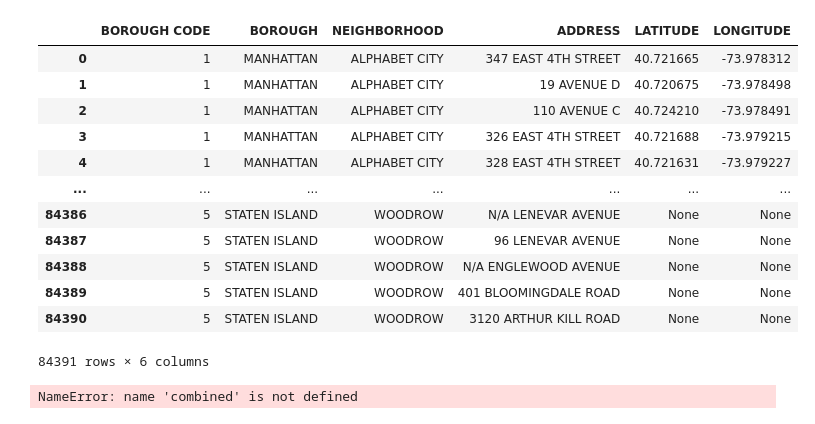
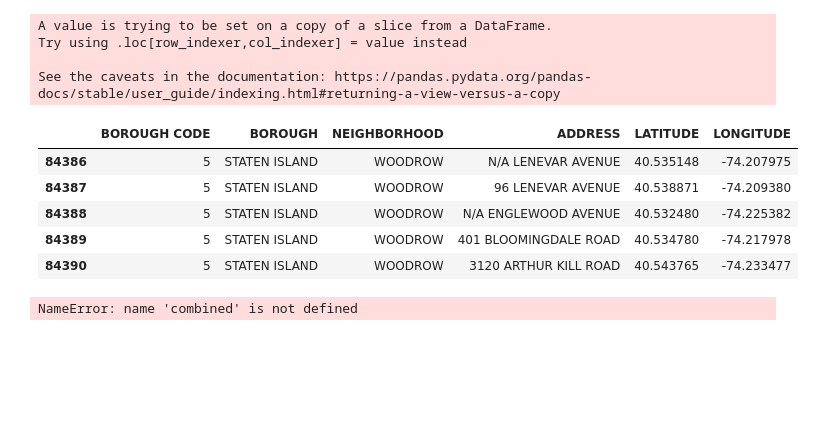
Before and after one commit to jackzellweger/real-estate-predictor, a Jupyter notebook: project/notebook.ipynb, the cells around one changed output. Drawn from its saved outputs; the diff is of its cells as text; code cells hidden in the pictures; blank space fills up the shorter version.

```diff
--- a/project/notebook.ipynb
+++ b/project/notebook.ipynb
@@ -209,34 +247,30 @@ geocodingTable['LONGITUDE'] = None
 # %%
 # Initialize a geopy Google API query object
 geolocator = GoogleV3(api_key=config.GOOGLE_API_KEY)
 
 # Define a geolocator function w/ the object
 def geolocate(address):
     location = geolocator.geocode(address)
     if location:
         return location.latitude, location.longitude
     else:
         return None, None
 
-# Apply geolocator function to the first n rows only
-full_address = geocodingTable.loc[:4, ['ADDRESS', 'NEIGHBORHOOD', 'BOROUGH']].apply(lambda x: ', '.join(x) + ', New York City', axis=1)
-geocodingTable.loc[:4, 'LATITUDE'], geocodingTable.loc[:4, 'LONGITUDE'] = zip(*full_address.apply(geolocate))
+# Apply geolocator function to all rows in missing_rows DataFrame
+full_address = missing_rows[['ADDRESS', 'NEIGHBORHOOD', 'BOROUGH']].apply(lambda x: ', '.join(x) + ', New York City', axis=1)
+missing_rows['LATITUDE'], missing_rows['LONGITUDE'] = zip(*full_address.apply(geolocate))
+missing_rows
+# %% [output]
+A value is trying to be set on a copy of a slice from a DataFrame.
+Try using .loc[row_indexer,col_indexer] = value instead
+
+See the caveats in the documentation: https://pandas.pydata.org/pandas-docs/stable/user_guide/indexing.html#returning-a-view-versus-a-copy
+|  | BOROUGH CODE | BOROUGH | NEIGHBORHOOD | ADDRESS | LATITUDE | LONGITUDE |
+| 84386 | 5 | STATEN ISLAND | WOODROW | N/A LENEVAR AVENUE | 40.535148 | -74.207975 |
+| 84387 | 5 | STATEN ISLAND | WOODROW | 96 LENEVAR AVENUE | 40.538871 | -74.209380 |
+| 84388 | 5 | STATEN ISLAND | WOODROW | N/A ENGLEWOOD AVENUE | 40.532480 | -74.225382 |
+| 84389 | 5 | STATEN ISLAND | WOODROW | 401 BLOOMINGDALE ROAD | 40.534780 | -74.217978 |
+| 84390 | 5 | STATEN ISLAND | WOODROW | 3120 ARTHUR KILL ROAD | 40.543765 | -74.233477 |
-# %%
-geocodingTable
-# %% [output]
-|  | BOROUGH CODE | BOROUGH | NEIGHBORHOOD | ADDRESS | LATITUDE | LONGITUDE |
-| 0 | 1 | MANHATTAN | ALPHABET CITY | 347 EAST 4TH STREET | 40.721665 | -73.978312 |
-| 1 | 1 | MANHATTAN | ALPHABET CITY | 19 AVENUE D | 40.720675 | -73.978498 |
-| 2 | 1 | MANHATTAN | ALPHABET CITY | 110 AVENUE C | 40.724210 | -73.978491 |
-| 3 | 1 | MANHATTAN | ALPHABET CITY | 326 EAST 4TH STREET | 40.721688 | -73.979215 |
-| 4 | 1 | MANHATTAN | ALPHABET CITY | 328 EAST 4TH STREET | 40.721631 | -73.979227 |
-| ... | ... | ... | ... | ... | ... | ... |
-| 84386 | 5 | STATEN ISLAND | WOODROW | N/A LENEVAR AVENUE | None | None |
-| 84387 | 5 | STATEN ISLAND | WOODROW | 96 LENEVAR AVENUE | None | None |
-| 84388 | 5 | STATEN ISLAND | WOODROW | N/A ENGLEWOOD AVENUE | None | None |
-| 84389 | 5 | STATEN ISLAND | WOODROW | 401 BLOOMINGDALE ROAD | None | None |
-| 84390 | 5 | STATEN ISLAND | WOODROW | 3120 ARTHUR KILL ROAD | None | None |
-84391 rows × 6 columns
 # %%
 combined
 # %% [output]
```
Also changed, not shown: parts of 12 cells of this notebook, 1 other file.
